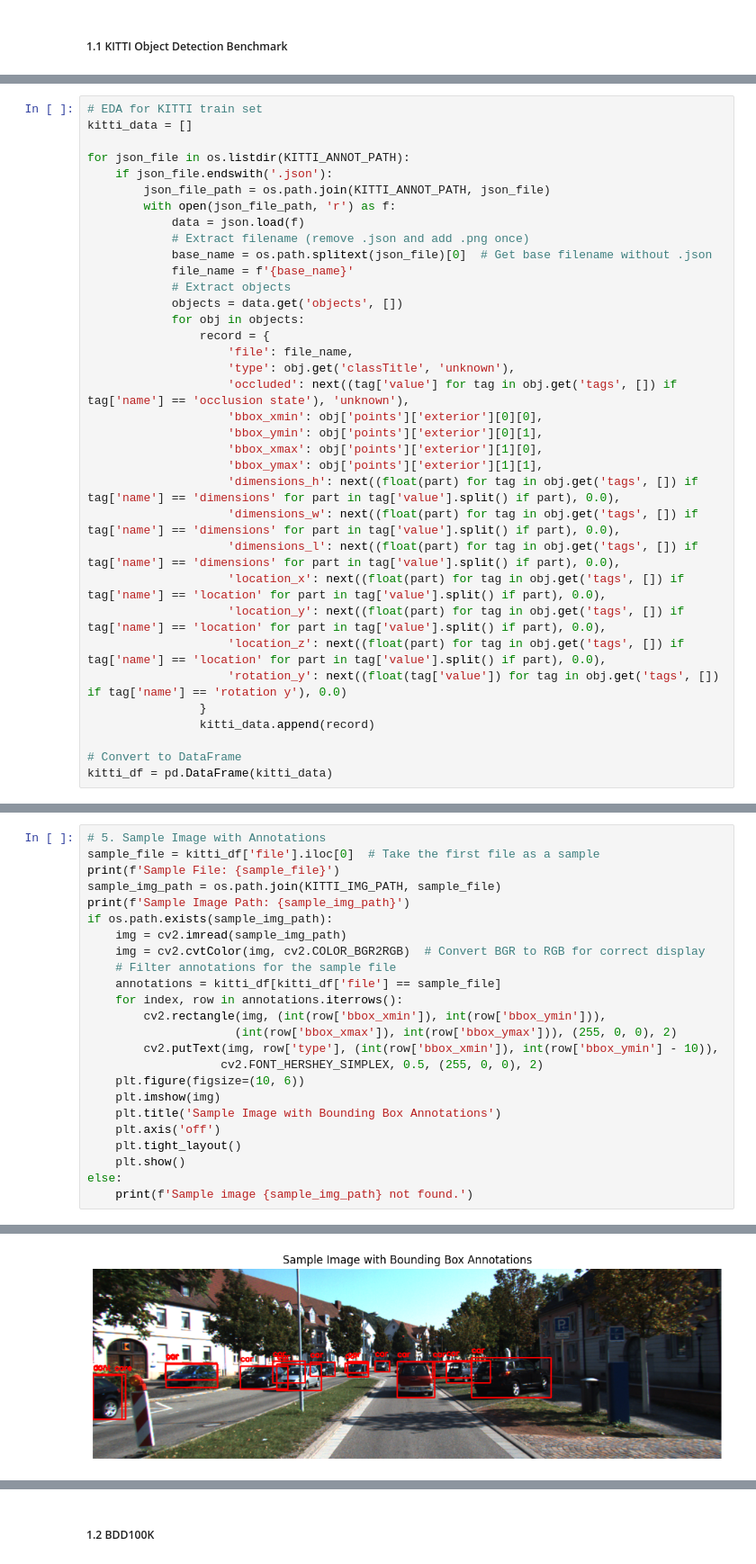
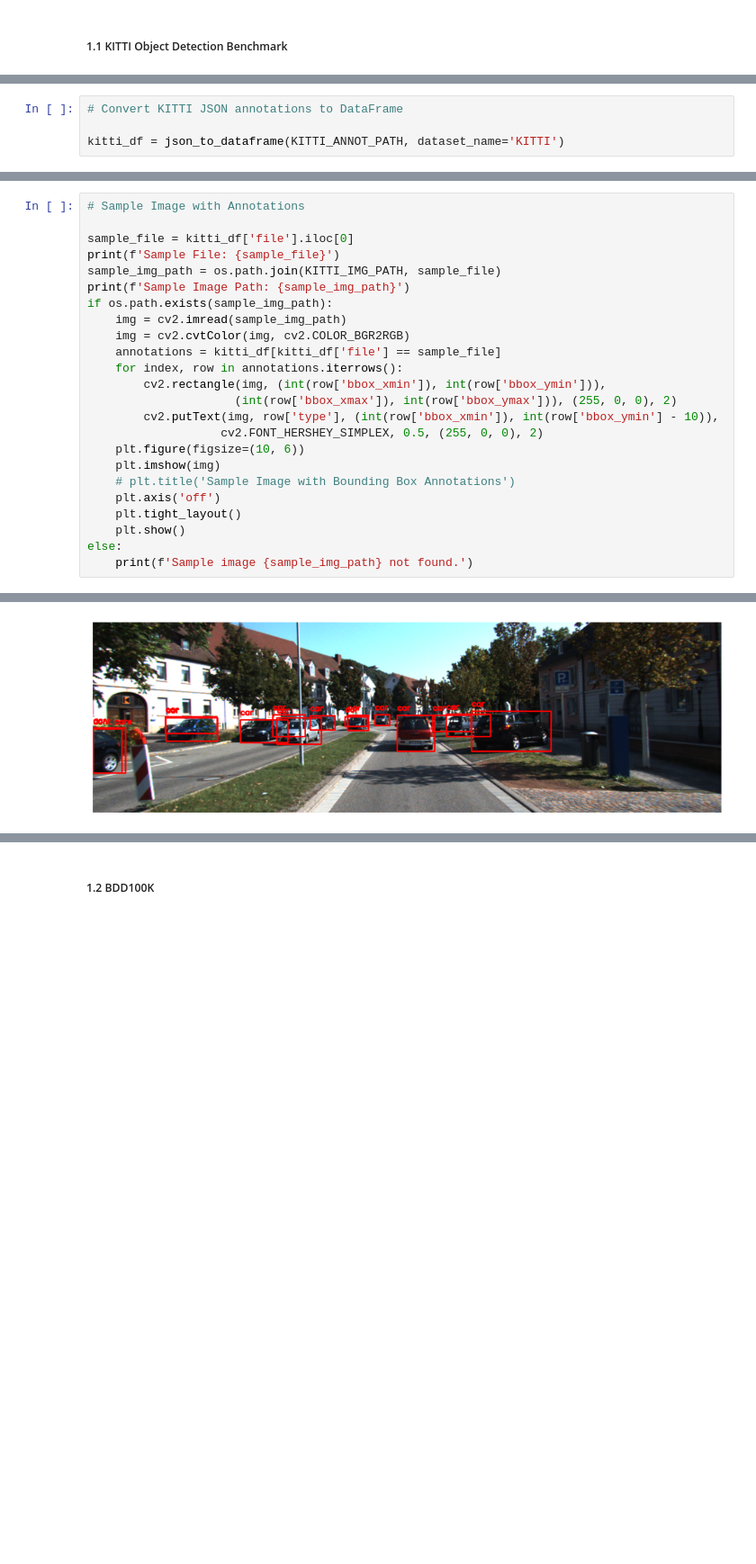
Before and after one commit to quocanhto85/Object-based-Visual-SLAM, a Jupyter notebook: SLAM.ipynb, the cells around one changed output, grey strips where cells are left out. Shown at 90% size. Drawn from its saved outputs; the diff is of its cells as text; blank space fills up the shorter version.

```diff
--- a/SLAM.ipynb
+++ b/SLAM.ipynb
@@ -50,35 +109,4 @@ for json_file in os.listdir(KITTI_ANNOT_PATH):
 # %%
-# EDA for KITTI train set
-kitti_data = []
+# Convert KITTI JSON annotations to DataFrame
 
-for json_file in os.listdir(KITTI_ANNOT_PATH):
-    if json_file.endswith('.json'):
-        json_file_path = os.path.join(KITTI_ANNOT_PATH, json_file)
-        with open(json_file_path, 'r') as f:
-            data = json.load(f)
-            # Extract filename (remove .json and add .png once)
-            base_name = os.path.splitext(json_file)[0]  # Get base filename without .json
-            file_name = f'{base_name}'
-            # Extract objects
-            objects = data.get('objects', [])
-            for obj in objects:
-                record = {
-                    'file': file_name,
-                    'type': obj.get('classTitle', 'unknown'),
-                    'occluded': next((tag['value'] for tag in obj.get('tags', []) if tag['name'] == 'occlusion state'), 'unknown'),
-                    'bbox_xmin': obj['points']['exterior'][0][0],
-                    'bbox_ymin': obj['points']['exterior'][0][1],
-                    'bbox_xmax': obj['points']['exterior'][1][0],
-                    'bbox_ymax': obj['points']['exterior'][1][1],
-                    'dimensions_h': next((float(part) for tag in obj.get('tags', []) if tag['name'] == 'dimensions' for part in tag['value'].split() if part), 0.0),
-                    'dimensions_w': next((float(part) for tag in obj.get('tags', []) if tag['name'] == 'dimensions' for part in tag['value'].split() if part), 0.0),
-                    'dimensions_l': next((float(part) for tag in obj.get('tags', []) if tag['name'] == 'dimensions' for part in tag['value'].split() if part), 0.0),
-                    'location_x': next((float(part) for tag in obj.get('tags', []) if tag['name'] == 'location' for part in tag['value'].split() if part), 0.0),
-                    'location_y': next((float(part) for tag in obj.get('tags', []) if tag['name'] == 'location' for part in tag['value'].split() if part), 0.0),
-                    'location_z': next((float(part) for tag in obj.get('tags', []) if tag['name'] == 'location' for part in tag['value'].split() if part), 0.0),
-                    'rotation_y': next((float(tag['value']) for tag in obj.get('tags', []) if tag['name'] == 'rotation y'), 0.0)
-                }
-                kitti_data.append(record)
-
-# Convert to DataFrame
-kitti_df = pd.DataFrame(kitti_data)
+kitti_df = json_to_dataframe(KITTI_ANNOT_PATH, dataset_name='KITTI')
@@ -166,28 +185,28 @@ plt.show()
 # %%
-# 5. Sample Image with Annotations
-sample_file = kitti_df['file'].iloc[0]  # Take the first file as a sample
+# Sample Image with Annotations
+
+sample_file = kitti_df['file'].iloc[0]
 print(f'Sample File: {sample_file}')
 sample_img_path = os.path.join(KITTI_IMG_PATH, sample_file)
 print(f'Sample Image Path: {sample_img_path}')
 if os.path.exists(sample_img_path):
     img = cv2.imread(sample_img_path)
-    img = cv2.cvtColor(img, cv2.COLOR_BGR2RGB)  # Convert BGR to RGB for correct display
-    # Filter annotations for the sample file
+    img = cv2.cvtColor(img, cv2.COLOR_BGR2RGB)
     annotations = kitti_df[kitti_df['file'] == sample_file]
     for index, row in annotations.iterrows():
         cv2.rectangle(img, (int(row['bbox_xmin']), int(row['bbox_ymin'])),
                      (int(row['bbox_xmax']), int(row['bbox_ymax'])), (255, 0, 0), 2)
         cv2.putText(img, row['type'], (int(row['bbox_xmin']), int(row['bbox_ymin'] - 10)),
                    cv2.FONT_HERSHEY_SIMPLEX, 0.5, (255, 0, 0), 2)
     plt.figure(figsize=(10, 6))
     plt.imshow(img)
-    plt.title('Sample Image with Bounding Box Annotations')
+    # plt.title('Sample Image with Bounding Box Annotations')
     plt.axis('off')
     plt.tight_layout()
     plt.show()
 else:
     print(f'Sample image {sample_img_path} not found.')
 # %% [output]
 Sample File: 002126.png
 Sample Image Path: KITTI/train/img/002126.png
-[figure, old version]
+[figure, new version]
```
Also changed, not shown: parts of 30 cells of this notebook.
